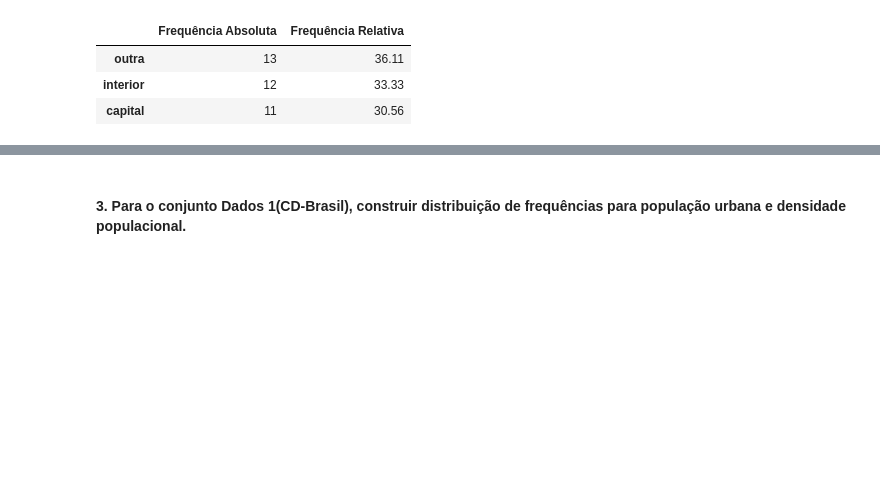
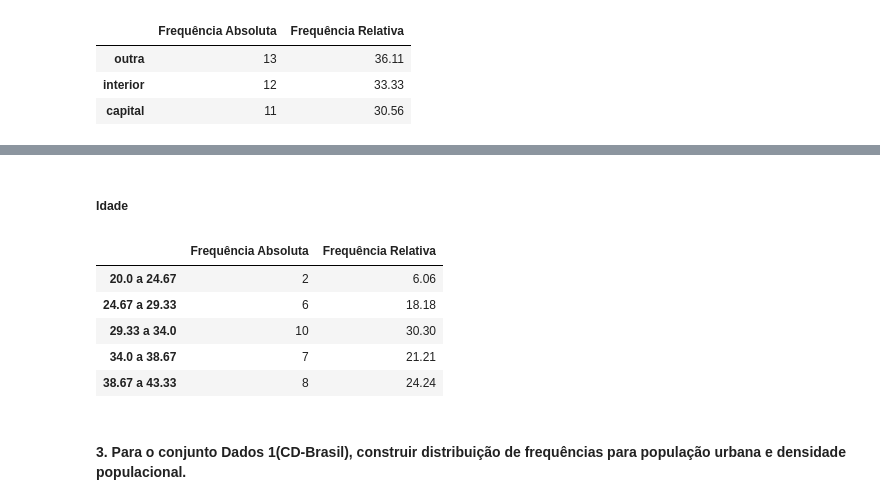
Before and after one commit to msbrasil/Estatistica, a Jupyter notebook: estatistica-basica/main.ipynb, the cells around one changed output, grey strips where cells are left out. Saved outputs shown, nothing was run; the diff lists cells and outputs as text; code cells hidden in the pictures; blank space fills up the shorter version.

```diff
--- a/estatistica-basica/main.ipynb
+++ b/estatistica-basica/main.ipynb
@@ -31,7 +52,7 @@ def tabela_frequencia(tabela, coluna):
 # %%
 tabela21.rename(columns=tabela21.iloc[0],inplace=True)
 tabela21.drop(tabela21.index[0], inplace=True)
-tabela21 = tabela21.head().reset_index(drop=True)
+tabela21 = tabela21.reset_index(drop=True)
 # %%
 tabela21.head()
 # %% [output]
@@ -94,3 +93,14 @@ Name: N de Filhos, dtype: float64
+# %% [markdown]
+##### Idade
+# %%
+tabela_frequencia(tabela21, 'Anos')
+# %% [output]
+|  | Frequência Absoluta | Frequência Relativa |
+| 20.0 a 24.67 | 2 | 6.06 |
+| 24.67 a 29.33 | 6 | 18.18 |
+| 29.33 a 34.0 | 10 | 30.30 |
+| 34.0 a 38.67 | 7 | 21.21 |
+| 38.67 a 43.33 | 8 | 24.24 |
 # %% [markdown]
 #### 3. Para o conjunto Dados 1(CD-Brasil), construir distribuição de frequências para população urbana e densidade populacional.
 # %%
```
Also changed, not shown: parts of 20 cells of this notebook.
